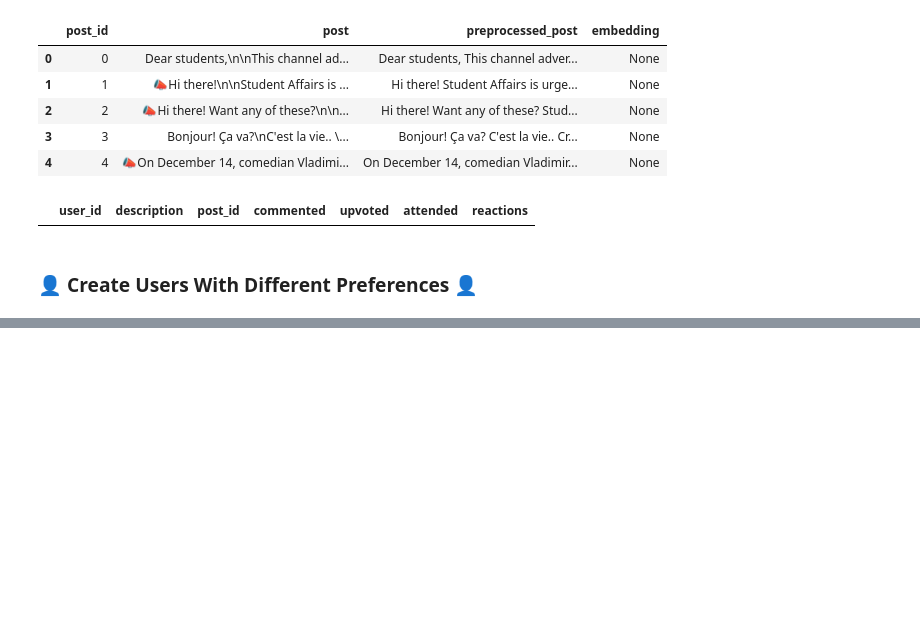
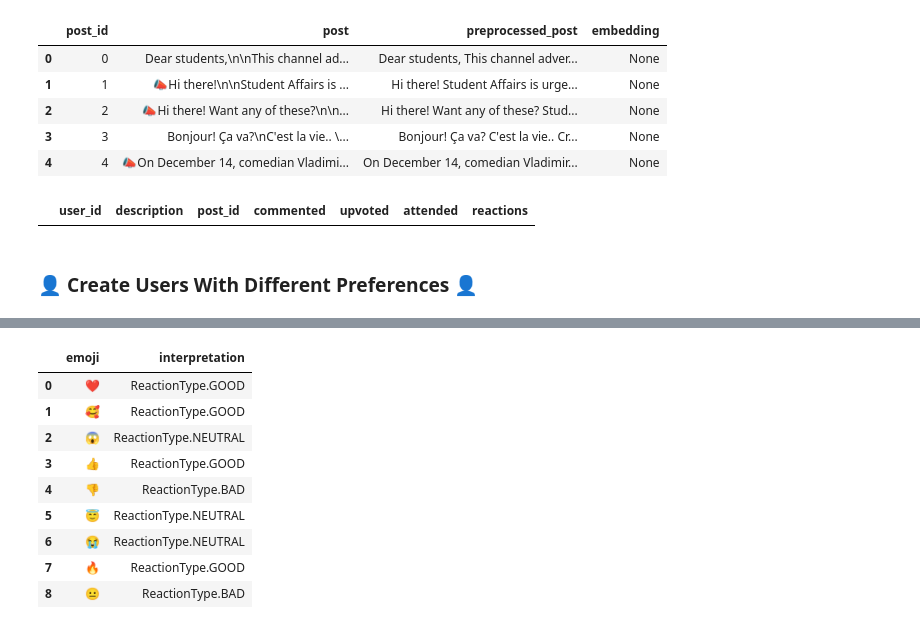
Before and after one commit to evops-sum25/evops-ml, a Jupyter notebook: notebooks/Recommendation_System/1_Recommendation_System.ipynb, the cells around one changed output, grey strips where cells are left out. Saved outputs shown, nothing was run; the diff lists cells and outputs as text; code cells hidden in the pictures; blank space fills up the shorter version.

```diff
--- a/notebooks/Recommendation_System/1_Recommendation_System.ipynb
+++ b/notebooks/Recommendation_System/1_Recommendation_System.ipynb
@@ -248,0 +502,39 @@ Ellipsis
+# %%
+class ReactionType(Enum):
+    GOOD = "good"
+    NEUTRAL = "neutral"
+    BAD = "bad"
+
+df_emoji = pd.DataFrame(
+    columns=['emoji', 'interpretation']
+)
+
+
+def converted_emoji(emoji: str) -> List[ReactionType]:
+    match = df_emoji[df_emoji['emoji'] == emoji]['interpretation']
+    if not match.empty:
+        return [match.iloc[0]]
+    return [None]
+
+df_emoji.loc[len(df_emoji)] = ['❤️', ReactionType.GOOD]
+df_emoji.loc[len(df_emoji)] = ['🥰', ReactionType.GOOD]
+df_emoji.loc[len(df_emoji)] = ['😱', ReactionType.NEUTRAL]
+df_emoji.loc[len(df_emoji)] = ['👍', ReactionType.GOOD]
+df_emoji.loc[len(df_emoji)] = ['👎', ReactionType.BAD]
+df_emoji.loc[len(df_emoji)] = ['😇', ReactionType.NEUTRAL]
+df_emoji.loc[len(df_emoji)] = ['😭', ReactionType.NEUTRAL]
+df_emoji.loc[len(df_emoji)] = ['🔥', ReactionType.GOOD]
+df_emoji.loc[len(df_emoji)] = ['😐', ReactionType.BAD]
+
+df_emoji
+# %% [output]
+|  | emoji | interpretation |
+| 0 | ❤️ | ReactionType.GOOD |
+| 1 | 🥰 | ReactionType.GOOD |
+| 2 | 😱 | ReactionType.NEUTRAL |
+| 3 | 👍 | ReactionType.GOOD |
+| 4 | 👎 | ReactionType.BAD |
+| 5 | 😇 | ReactionType.NEUTRAL |
+| 6 | 😭 | ReactionType.NEUTRAL |
+| 7 | 🔥 | ReactionType.GOOD |
+| 8 | 😐 | ReactionType.BAD |
```
Also changed, not shown: parts of 9 cells of this notebook.
